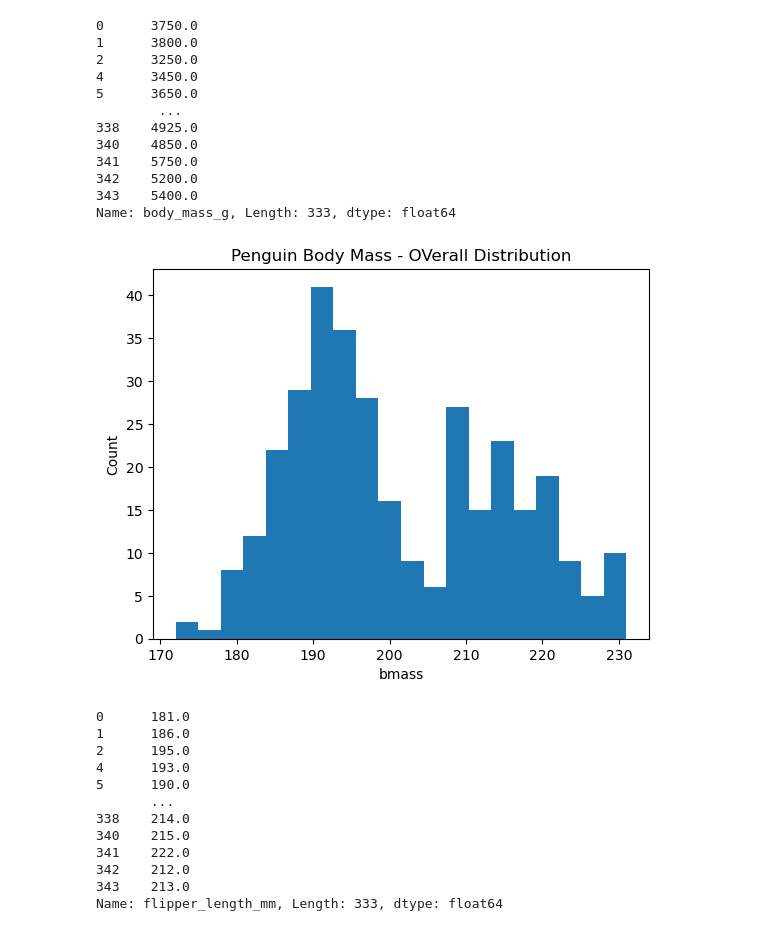
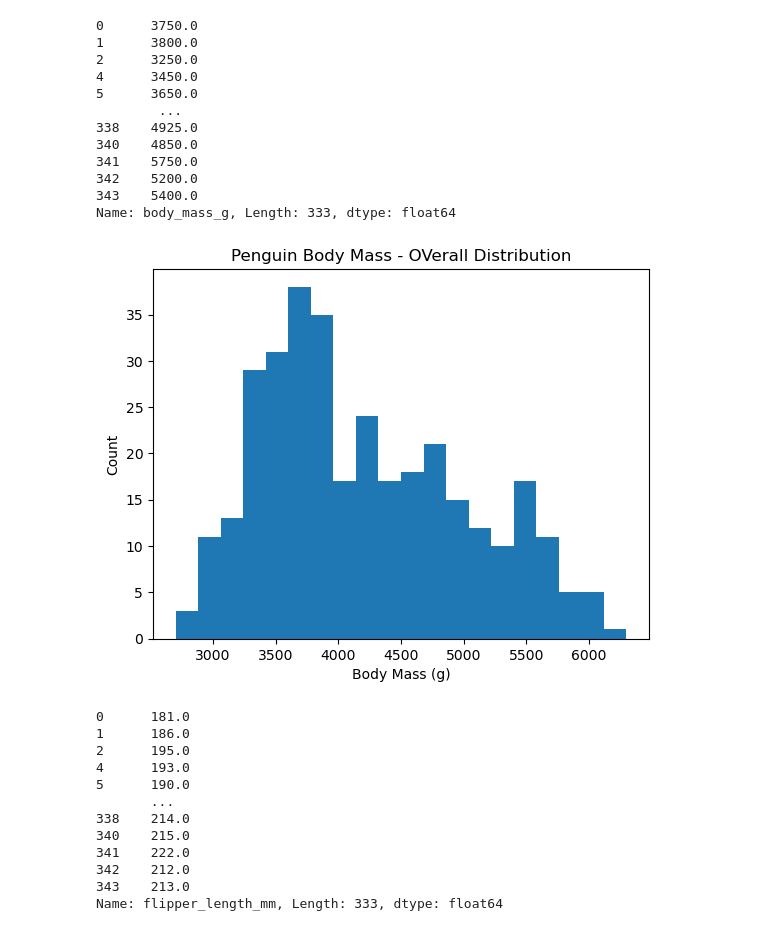
Before and after one commit to NeilTynan/8634, a Jupyter notebook: penguins.ipynb, the cells around one changed output. Cells and saved outputs as stored; diff of their text form; code cells hidden in the pictures.

Commit message:
Bar Chart

```diff
--- a/penguins.ipynb
+++ b/penguins.ipynb
@@ -187,13 +171,13 @@ print(bmass)
 343    5400.0
 Name: body_mass_g, Length: 333, dtype: float64
 # %%
-plt.hist(flen, bins=20)
-plt.xlabel('bmass')
+plt.hist(bmass, bins=20)
+plt.xlabel('Body Mass (g)')
 plt.ylabel('Count')
 plt.title('Penguin Body Mass - OVerall Distribution')
 plt.show()
 # %% [output]
-[figure, old version]
+[figure, new version]
 # %%
 'Getting flipper length'
 flen = df['flipper_length_mm']
```
Also changed, not shown: parts of 3 cells of this notebook.
